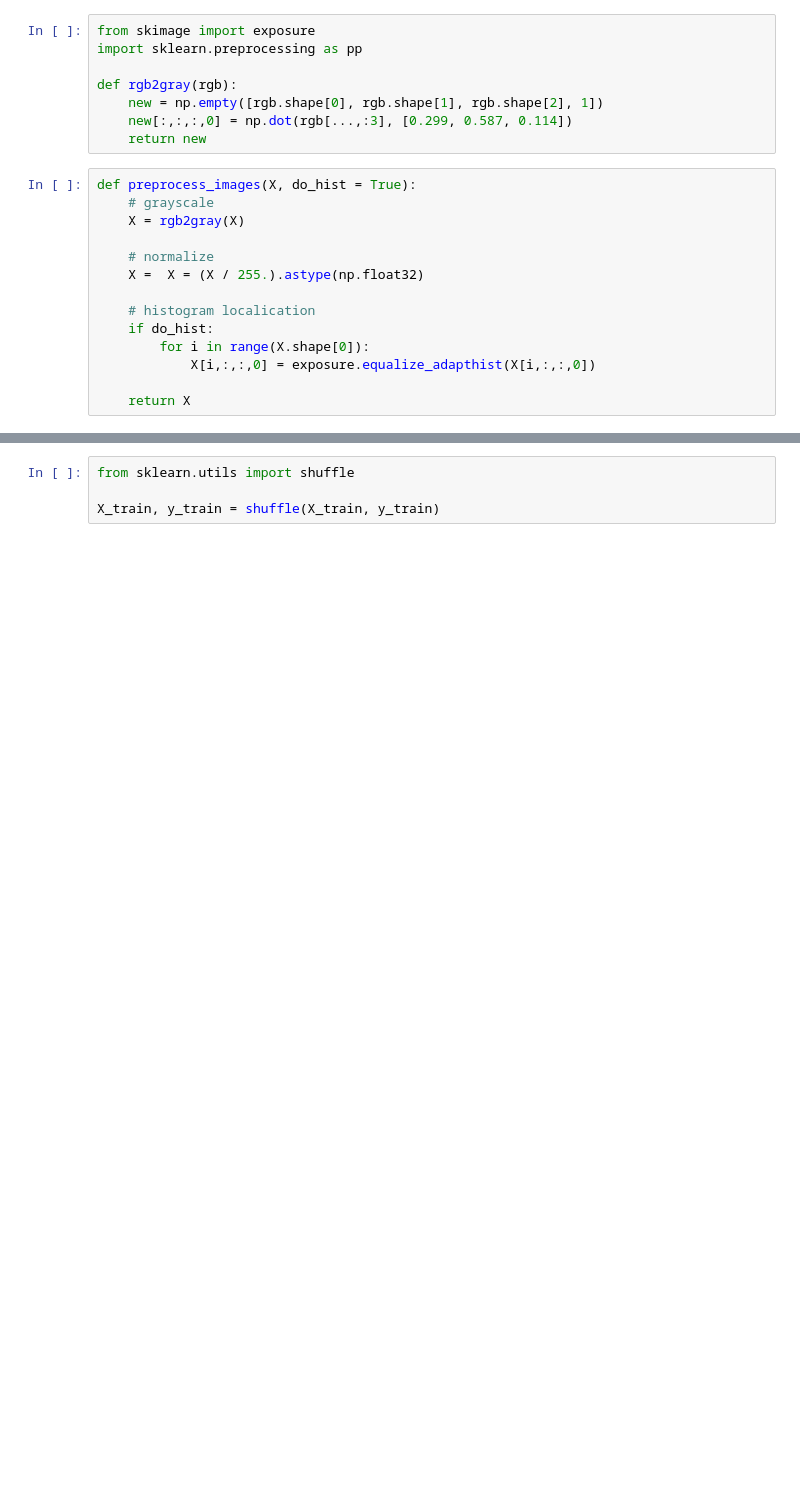
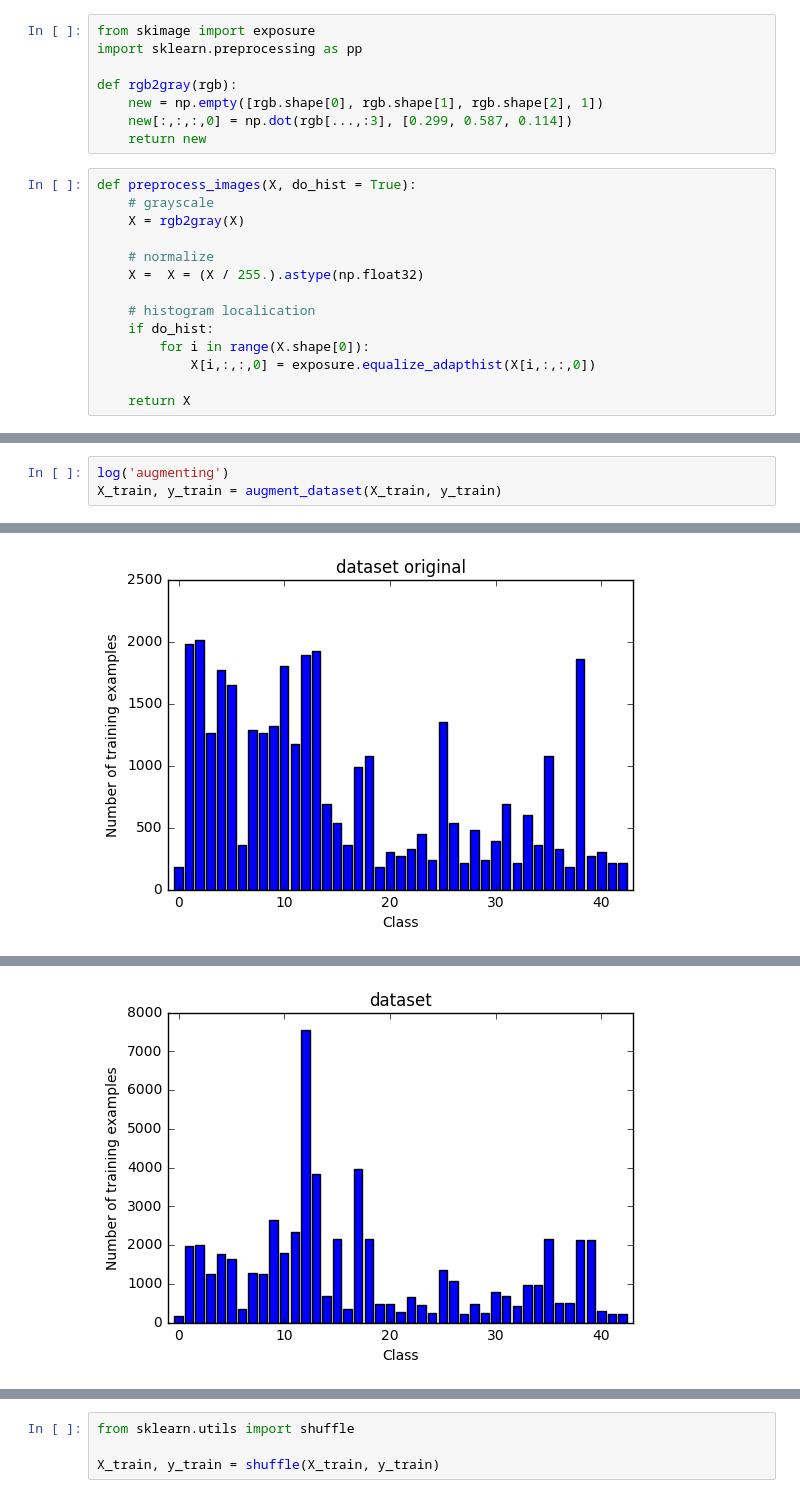
Before and after one commit to BernhardSchlegel/CarND-Traffic-Sign-Classifier-Project, a Jupyter notebook: Traffic_Sign_Classifier.ipynb, the cells around one changed output, grey strips where cells are left out. Cells and saved outputs as stored; diff of their text form; blank space fills up the shorter version.

```diff
--- a/Traffic_Sign_Classifier.ipynb
+++ b/Traffic_Sign_Classifier.ipynb
@@ -274,0 +468,4 @@ processing validation
+# %%
+log('augmenting')
+X_train, y_train = augment_dataset(X_train, y_train)
+# %% [output]
@@ -274,0 +473 @@ processing validation
+[figure, added]
@@ -274,0 +491 @@ processing validation
+[figure, added]
```
Also changed, not shown: parts of 17 cells of this notebook, 1 other file.
